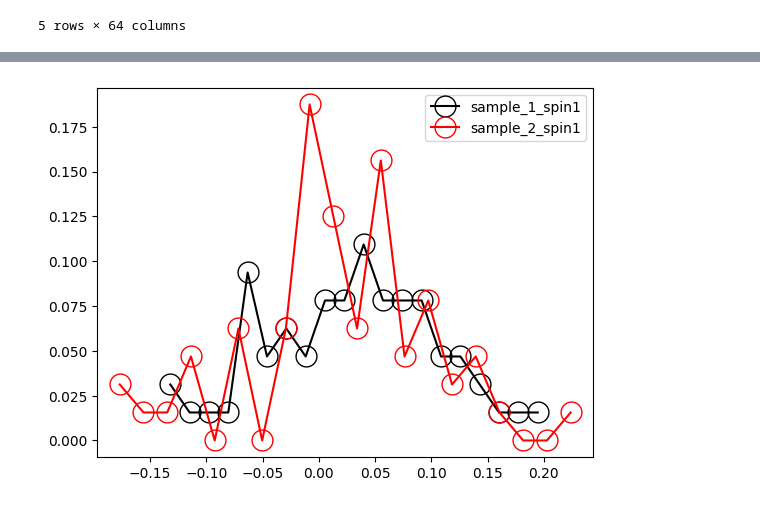
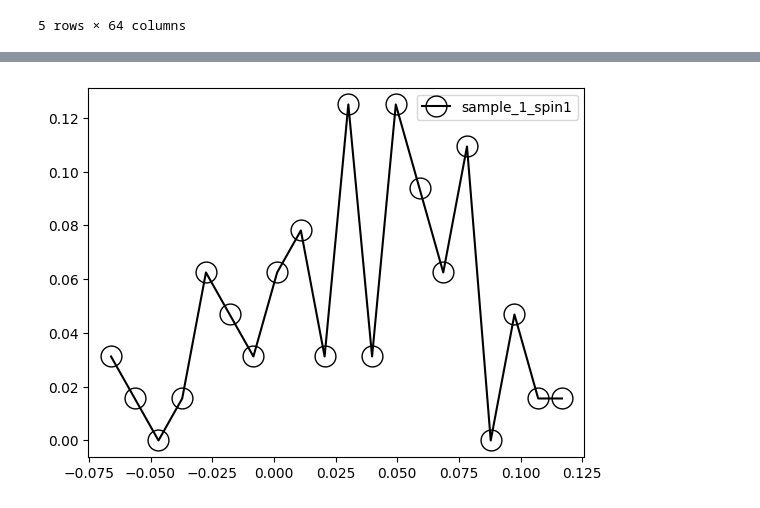
Before and after one commit to JuniorAlencar/BoltzmannMachine, a Jupyter notebook: BM_Program_json/jupyter/correlation_samples_bet_spins.ipynb, the cells around one changed output, grey strips where cells are left out. Drawn from its saved outputs; the diff is of its cells as text; code cells hidden in the pictures.

```diff
--- a/BM_Program_json/jupyter/correlation_samples_bet_spins.ipynb
+++ b/BM_Program_json/jupyter/correlation_samples_bet_spins.ipynb
@@ -36,0 +169,29 @@ df_2.head()
+# %%
+df_1_means = df_1.mean()
+df_2_means = df_2.mean()
+df_3_means = df_3.mean()
+
+#lista_strings = [f"{i:03}" for i in range(201)]
+data_m = {f"s_{i}":[] for i in range(1,65)}
+data_m
+
+for i in range(201):
+        for j in range(1,65):
+            print(f'sample = c{i:03}, spin = s_{j}')
+            path_1 = f'../Results/Flow_Spin/Data_01/iRB_064x128_M1.0e+00_u1.0e-02_U1.0e-02_Ca1.00e-01/S0.50_n4711/Configs/c{i:03}_Satu.dat'
+            df_1 = pd.read_csv(path_1, header=None, delimiter=',')
+            num_columns = df_1.shape[1]
+            headers = [f's_{i+1}' for i in range(num_columns)]
+            df_1.columns = headers
+            df_1.head()
+            data_m[f"s_{j}"].append(df_1[f"s_{j}"].mean().tolist())
+# hist_1, bin_edges_1 = np.histogram(df_1_means, bins=20)
+# # Normalizar o histograma para que seja uma distribuição de probabilidade
+# P_k_1 = hist_1 / np.sum(hist_1)
+
+# # Calcular o centro de cada bin (os valores de k)
+# k_1 = (bin_edges_1[:-1] + bin_edges_1[1:]) / 2
+
+# plt.plot(k_1, P_k_1, marker='o', linestyle='-', markersize=15, mec='k', mfc='none', color='k', label='sample_1_spin1')
+# plt.legend()
+# plt.show()
@@ -36,0 +216,2 @@ df_2.head()
+# %%
+df_mean_per_spin = pd.DataFrame(data=data_m)
@@ -37,25 +233,13 @@ df_2.head()
 # %%
-df_1_means = df_1.mean()
-df_2_means = df_2.mean()
-
-hist_1, bin_edges_1 = np.histogram(df_1_means, bins=20)
+hist_1, bin_edges_1 = np.histogram(df_mean_per_spin.mean(), bins=20)
 # Normalizar o histograma para que seja uma distribuição de probabilidade
 P_k_1 = hist_1 / np.sum(hist_1)
 
 # Calcular o centro de cada bin (os valores de k)
 k_1 = (bin_edges_1[:-1] + bin_edges_1[1:]) / 2
 
-hist_2, bin_edges_2 = np.histogram(df_2_means, bins=20)
-# Normalizar o histograma para que seja uma distribuição de probabilidade
-P_k_2 = hist_2 / np.sum(hist_2)
-
-# Calcular o centro de cada bin (os valores de k)
-k_2 = (bin_edges_2[:-1] + bin_edges_2[1:]) / 2
-
-
 plt.plot(k_1, P_k_1, marker='o', linestyle='-', markersize=15, mec='k', mfc='none', color='k', label='sample_1_spin1')
-plt.plot(k_2, P_k_2, marker='o', linestyle='-', markersize=15, mec='r', mfc='none', color='r', label='sample_2_spin1')
 plt.legend()
 plt.show()
 # %% [output]
-[figure, old version]
+[figure, new version]
```
Also changed, not shown: parts of 11 cells of this notebook, 2 other files.
